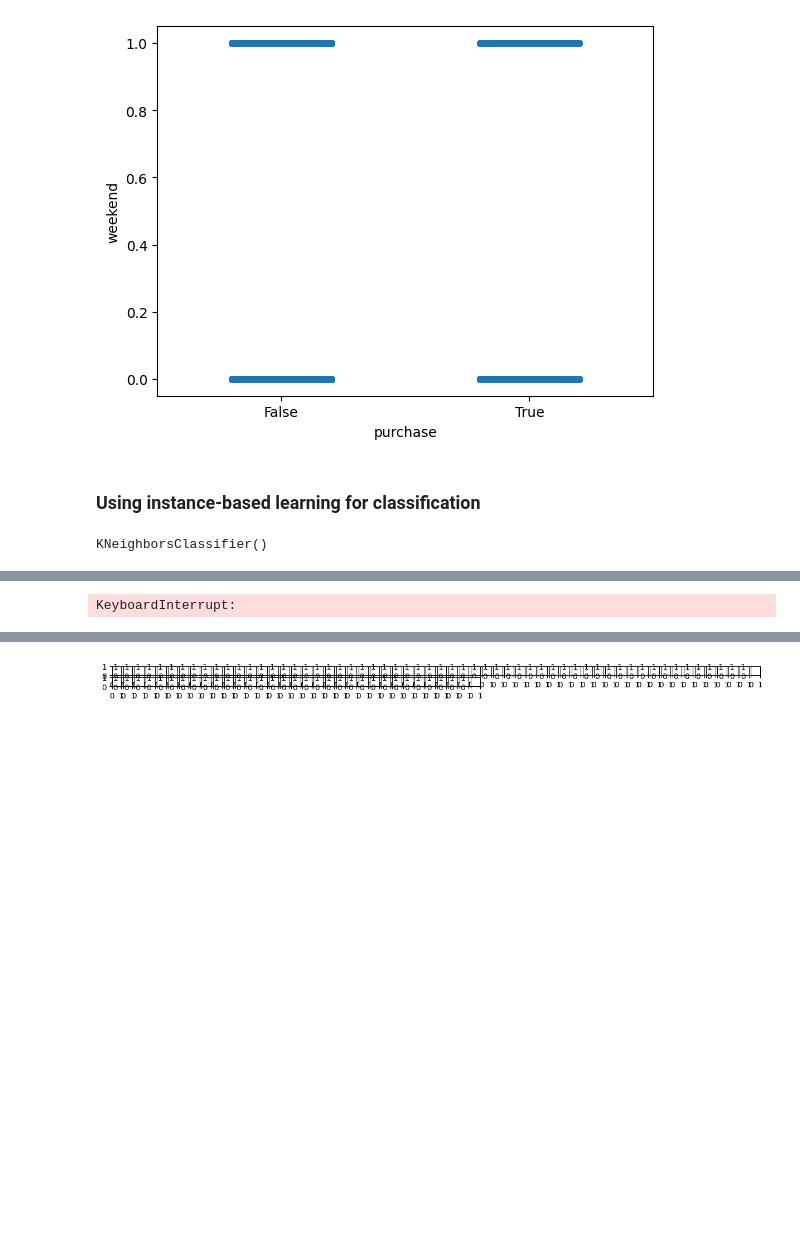
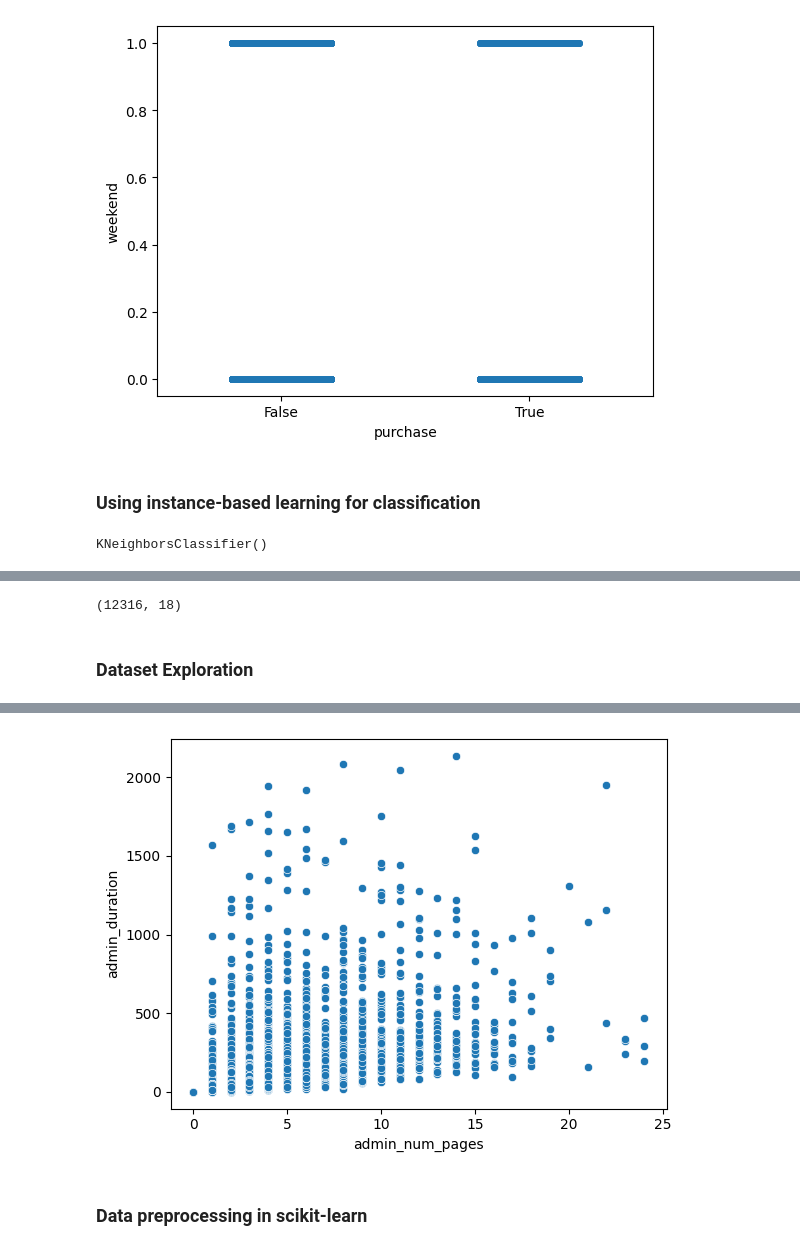
Before and after one commit to yuwei-jpg/CourseSera_Practice, a Jupyter notebook: ai1.ipynb, the cells around one changed output, grey strips where cells are left out. Saved outputs shown, nothing was run; the diff lists cells and outputs as text; code cells hidden in the pictures; blank space fills up the shorter version.

```diff
--- a/ai1.ipynb
+++ b/ai1.ipynb
@@ -168,18 +173,21 @@ The rabel is False
 # %%
+# read the dataset_shopping.csv.
+df = pd.read_csv( "../dataset_shopping.csv")
+
 features0=["admin_num_pages", "admin_duration","info_num_pages","info_duration","prod_num_pages","prod_duration",
             "bounce_rate","exit_rate","special_day","month","page_value","visitor","weekend","operating system", "browser", "region", "reffer"]
 
 
 numeric_features = ["admin_num_pages", "admin_duration", "info_num_pages", "info_duration",
                     "prod_num_pages", "prod_duration", "bounce_rate", "exit_rate",
-                    "special_day", "page_value"]
+                    "special_day", "page_value","operating_system", "browser", "region", "referrer"]
 
 nominal_features = ["month","visitor"]
 
 df["weekend"] = df["weekend"].astype(int)
 
-# using one-hot encoding
-df = pd.get_dummies(df, columns=["operating_system", "browser", "region", "referrer"], drop_first=True)
+# # using one-hot encoding
+# df = pd.get_dummies(df, columns=["operating_system", "browser", "region", "referrer"], drop_first=True)
 
 # scaler = StandardScaler()
 # df[numeric_features] = scaler.fit_transform(df[numeric_features])
@@ -188,25 +198,34 @@ KeyError: "None of [Index(['operating_system', 'browser', 'region', 'referrer'],
 # %%
-df = df[(df["admin_num_pages"] < 6) &
-        (df["admin_duration"] < 12.5) &
-        (df["info_num_pages"] <= 12.5) &
-        (df["info_duration"] < 15) &
-        (df["prod_num_pages"] < 12) &
-        (df["prod_duration"] <= 20) &
-        (df["bounce_rate"] < 3) &
-        (df["page_value"] <= 17.5)].copy()
+# filter the noise data
+df = df[(df["admin_num_pages"] < 25) &
+        (df["admin_duration"] < 2500) &
+        (df["info_num_pages"] <= 15) &
+        (df["info_duration"] <=2000) &
+        (df["prod_num_pages"] < 600) &
+        (df["prod_duration"] < 40000) &
+        (df["page_value"] <= 300)].copy()
+
 
 # Reset the index
 df.reset_index(drop=True, inplace=True)
 
 # Check the invalid data was filtered out
 df.shape
-df.head()
+# %% [output]
+(12316, 18)
+# %% [markdown]
+### Dataset Exploration
 # %%
 # Split off the test set: 20% of the dataset.
 dev_df, test_df = train_test_split(df, train_size=0.8, random_state=2)
 
 copy_df = dev_df.copy()
 
-m = scatter_matrix(copy_df, figsize=(15, 15))
+plot = sns.scatterplot(x="admin_num_pages", y="admin_duration", data=copy_df)
+
+# from this chart we can see that the admin_num_pages and admin_duration have higher correlation rate.
+# same as info_num_pages and info_duration
+# same as prod_num_pages and prod_duration
+# same as bounce_rate amd exit rate
+copy_df[numeric_features].corr()
 # %% [output]
-KeyboardInterrupt:
@@ -213 +243 @@ KeyboardInterrupt:
-[figure, old version]
+[figure, new version]
@@ -213,0 +254,2 @@ KeyboardInterrupt:
+# %% [markdown]
+### Data preprocessing in scikit-learn
```
Also changed, not shown: parts of 15 cells of this notebook.
